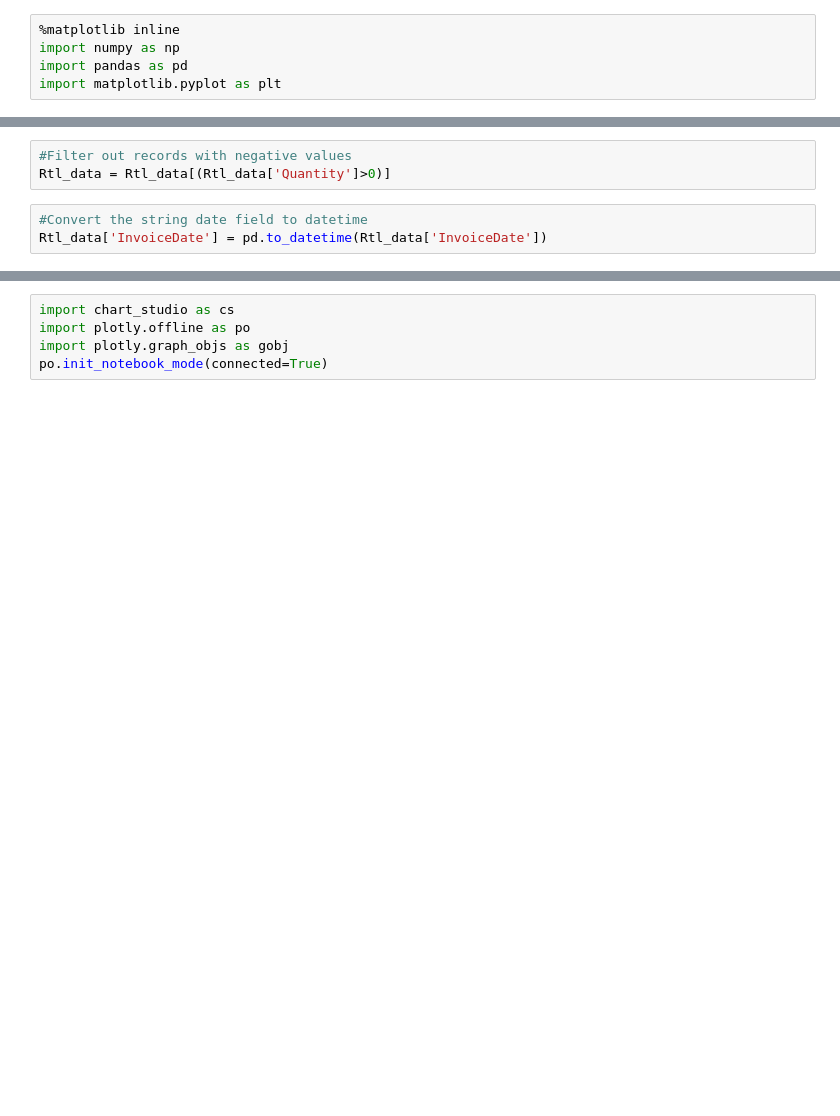
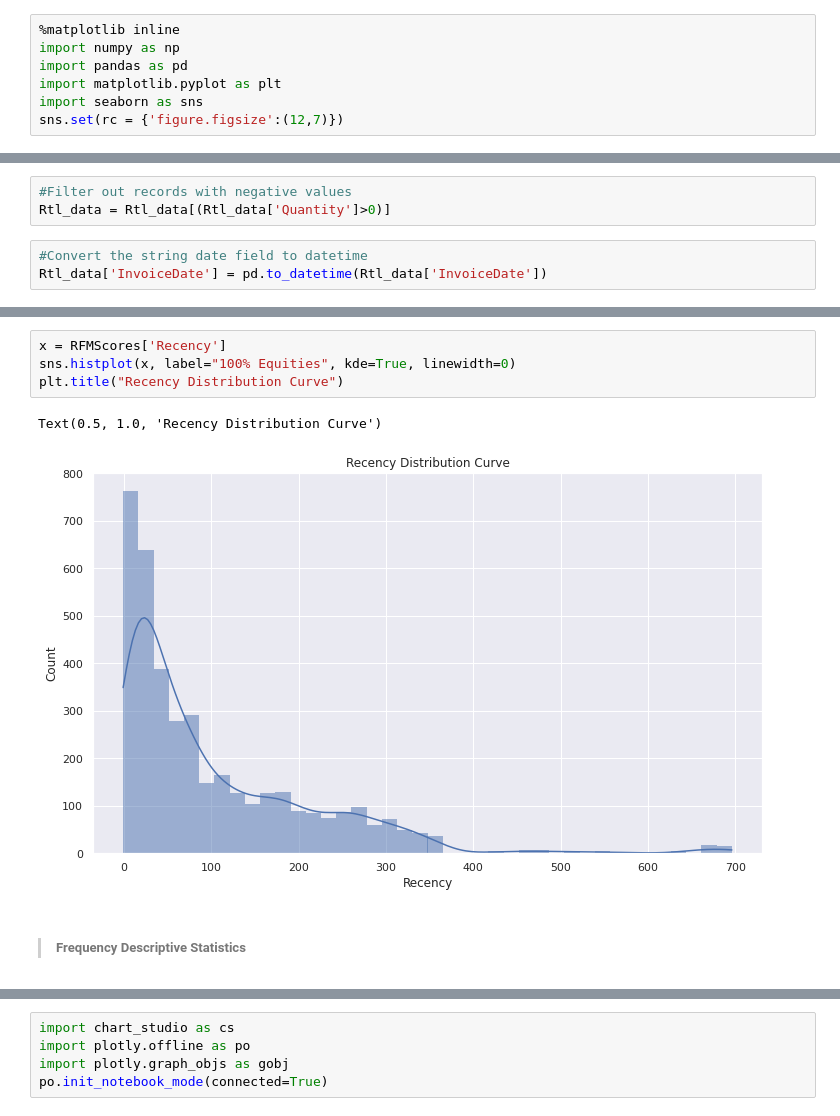
Before and after one commit to skpycoder786/CustomerSegmentation_MajorProject, a Jupyter notebook: customersegmentationanalysis-using-rfm-k-means.ipynb, the cells around one changed output, grey strips where cells are left out. Saved outputs shown, nothing was run; the diff lists cells and outputs as text; blank space fills up the shorter version.

```diff
--- a/customersegmentationanalysis-using-rfm-k-means.ipynb
+++ b/customersegmentationanalysis-using-rfm-k-means.ipynb
@@ -3,3 +3,5 @@
 import numpy as np
 import pandas as pd
 import matplotlib.pyplot as plt
+import seaborn as sns
+sns.set(rc = {'figure.figsize':(12,7)})
@@ -82,0 +153,9 @@ ax = sns.distplot(x)
+# %%
+x = RFMScores['Recency']
+sns.histplot(x, label="100% Equities", kde=True, linewidth=0)
+plt.title("Recency Distribution Curve")
+# %% [output]
+Text(0.5, 1.0, 'Recency Distribution Curve')
+[figure, added]
+# %% [markdown]
+> #####  Frequency Descriptive Statistics
```
Also changed, not shown: parts of 70 cells of this notebook.
